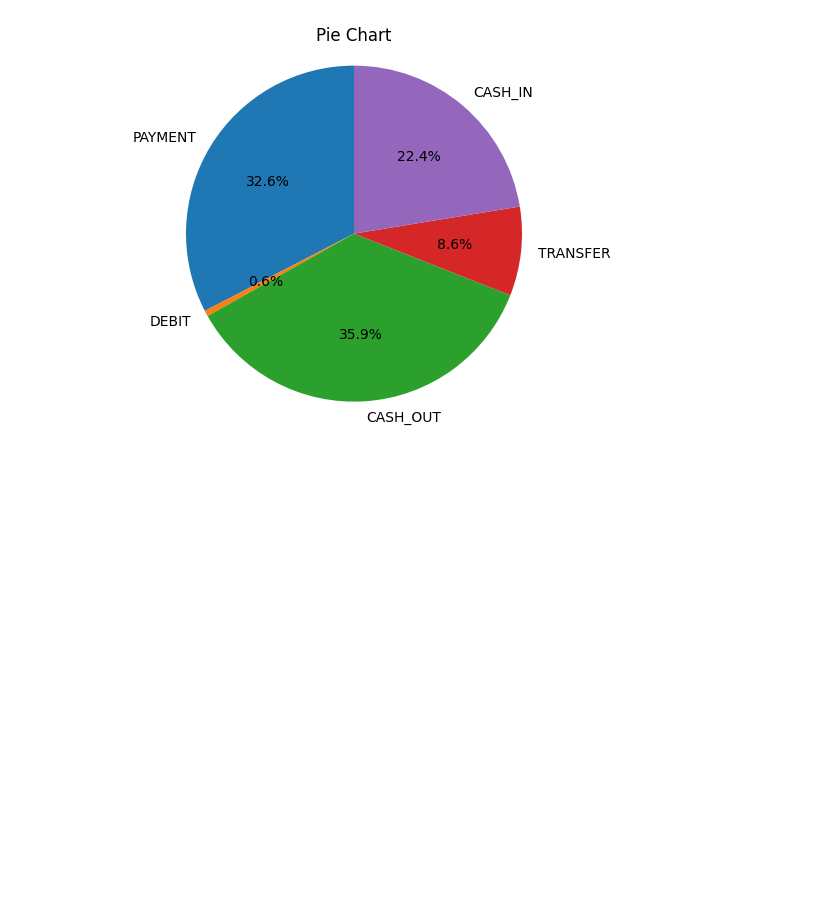
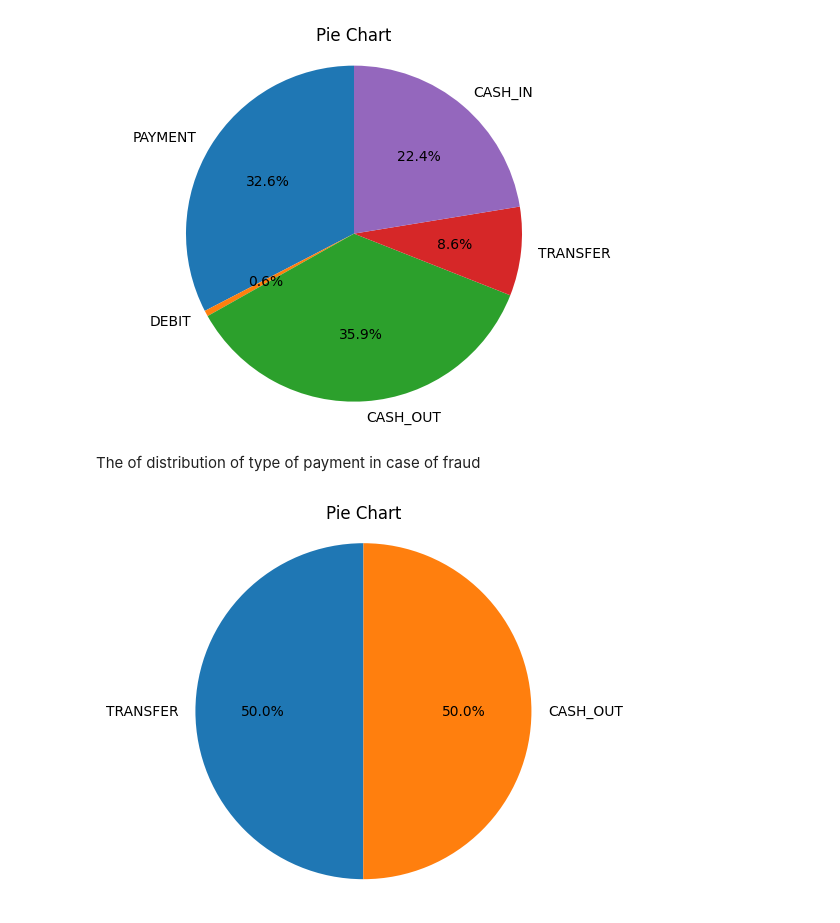
Before and after one commit to BhuvanRai/FinGuardAIPolarisTask1_Bhuvan_Rai_251CS221, a Jupyter notebook: notebookffb385d6e5.ipynb, the cells around one changed output. Drawn from its saved outputs; the diff is of its cells as text; code cells hidden in the pictures; blank space fills up the shorter version.

Commit message:
added some more charts

```diff
--- a/notebookffb385d6e5.ipynb
+++ b/notebookffb385d6e5.ipynb
@@ -84,3 +84,19 @@ plt.title("Pie Chart")
 plt.show()
 # %% [output]
 [figure]
+# %% [markdown]
+The of distribution of type of payment in case of fraud
+# %%
+import collections
+data = transactions[transactions.isFraud==1].type
+counts = collections.Counter(data)
+labels = counts.keys()
+sizes = counts.values()
+fig, ax = plt.subplots()
+ax.pie(sizes, labels=labels, autopct='%1.1f%%', startangle=90)
+ax.axis('equal')
+
+plt.title("Pie Chart")
+plt.show()
+# %% [output]
+[figure, added]
```
Also changed, not shown: parts of 1 cell of this notebook.
